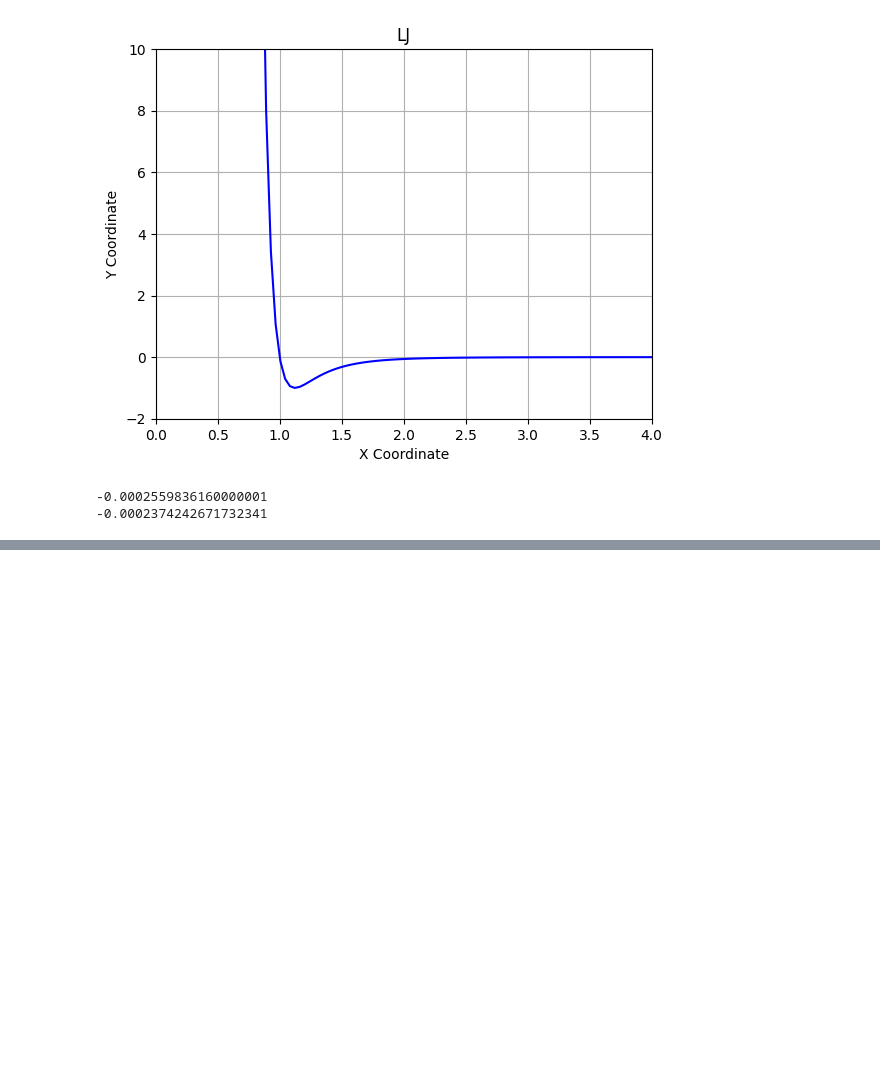
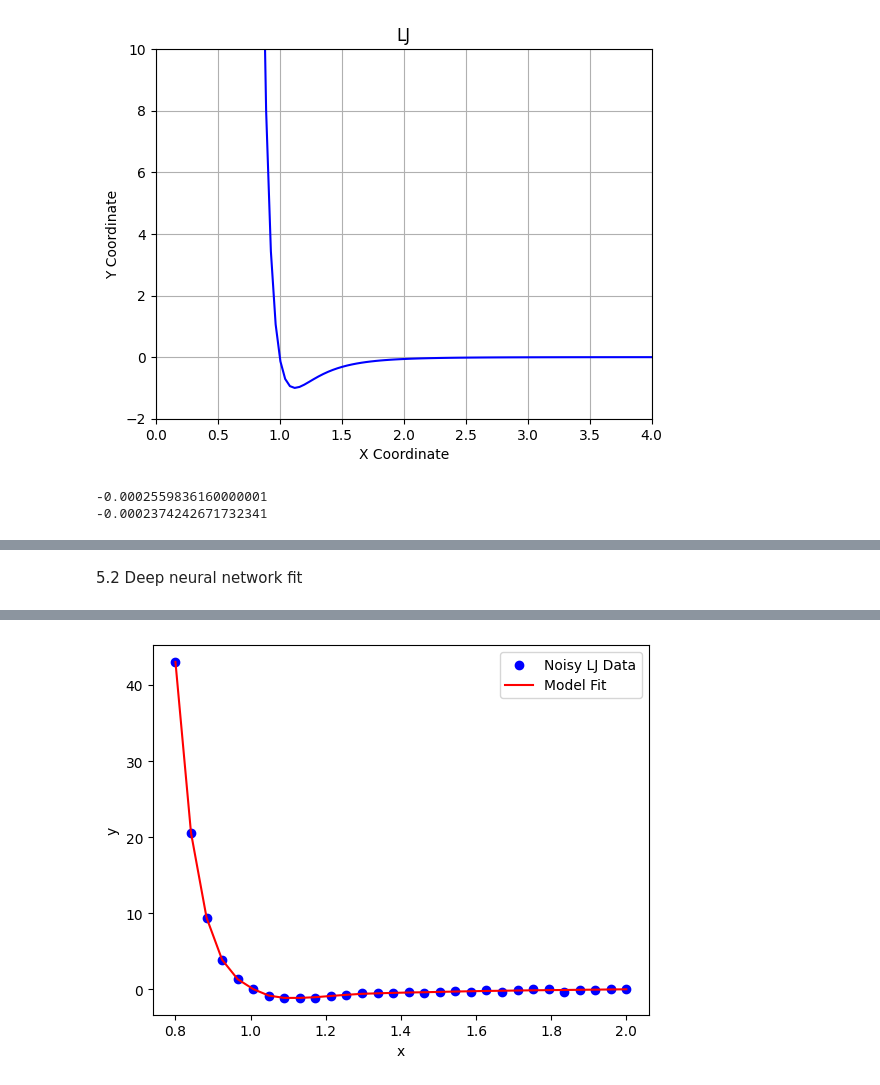
Before and after one commit to Justusperthes/Comphy, a Jupyter notebook: w10/regression.ipynb, the cells around one changed output, grey strips where cells are left out. Saved outputs shown, nothing was run; the diff lists cells and outputs as text; code cells hidden in the pictures; blank space fills up the shorter version.

```diff
--- a/w10/regression.ipynb
+++ b/w10/regression.ipynb
@@ -273,0 +274,67 @@ plt.show()
+# %% [markdown]
+5.2 Deep neural network fit
+# %%
+import torch
+import torch.nn as nn
+import torch.optim as optim
+import numpy as np
+
+# Create tensors from your data
+xs = np.linspace(0.8, 2, 30)
+ys = noisy_LJ(xs, 0.2)  # Ensure noisy_LJ outputs a numpy array
+x_train = torch.tensor(xs, dtype=torch.float32).view(-1, 1)
+y_train = torch.tensor(ys, dtype=torch.float32).view(-1, 1)
+
+# Define the neural network
+class LJNet(nn.Module):
+    def __init__(self):
+        super(LJNet, self).__init__()
+        self.fc1 = nn.Linear(1, 64)
+        self.fc2 = nn.Linear(64, 128)
+        self.fc3 = nn.Linear(128, 64)
+        self.fc4 = nn.Linear(64, 1)
+        self.activation = nn.LeakyReLU()  # You can experiment with other activations
+
+    def forward(self, x):
+        x = self.activation(self.fc1(x))
+        x = self.activation(self.fc2(x))
+        x = self.activation(self.fc3(x))
+        x = self.fc4(x)
+        return x
+
+# Initialize the model, loss function, and optimizer
+model = LJNet()
+criterion = nn.MSELoss()
+optimizer = optim.Adam(model.parameters(), lr=0.01)
+
+# Training loop
+epochs = 1000
+for epoch in range(epochs):
+    model.train()
+    optimizer.zero_grad()
+
+    # Forward pass
+    outputs = model(x_train)
+    loss = criterion(outputs, y_train)
+
+    # Backward pass and optimization
+    loss.backward()
+    optimizer.step()
+
+    if (epoch+1) % 100 == 0:
+        print(f'Epoch [{epoch+1}/{epochs}], Loss: {loss.item():.4f}')
+
+# Model evaluation
+model.eval()
+with torch.no_grad():
+    predictions = model(x_train)
+
+# Plot the results
+import matplotlib.pyplot as plt
+plt.scatter(xs, ys, label='Noisy LJ Data', color='blue')
+plt.plot(xs, predictions.numpy(), label='Model Fit', color='red')
+plt.xlabel('x')
+plt.ylabel('y')
+plt.legend()
+plt.show()
+# %% [output]
@@ -273,0 +351 @@ plt.show()
+[figure, added]
```
Also changed, not shown: parts of 2 cells of this notebook.
